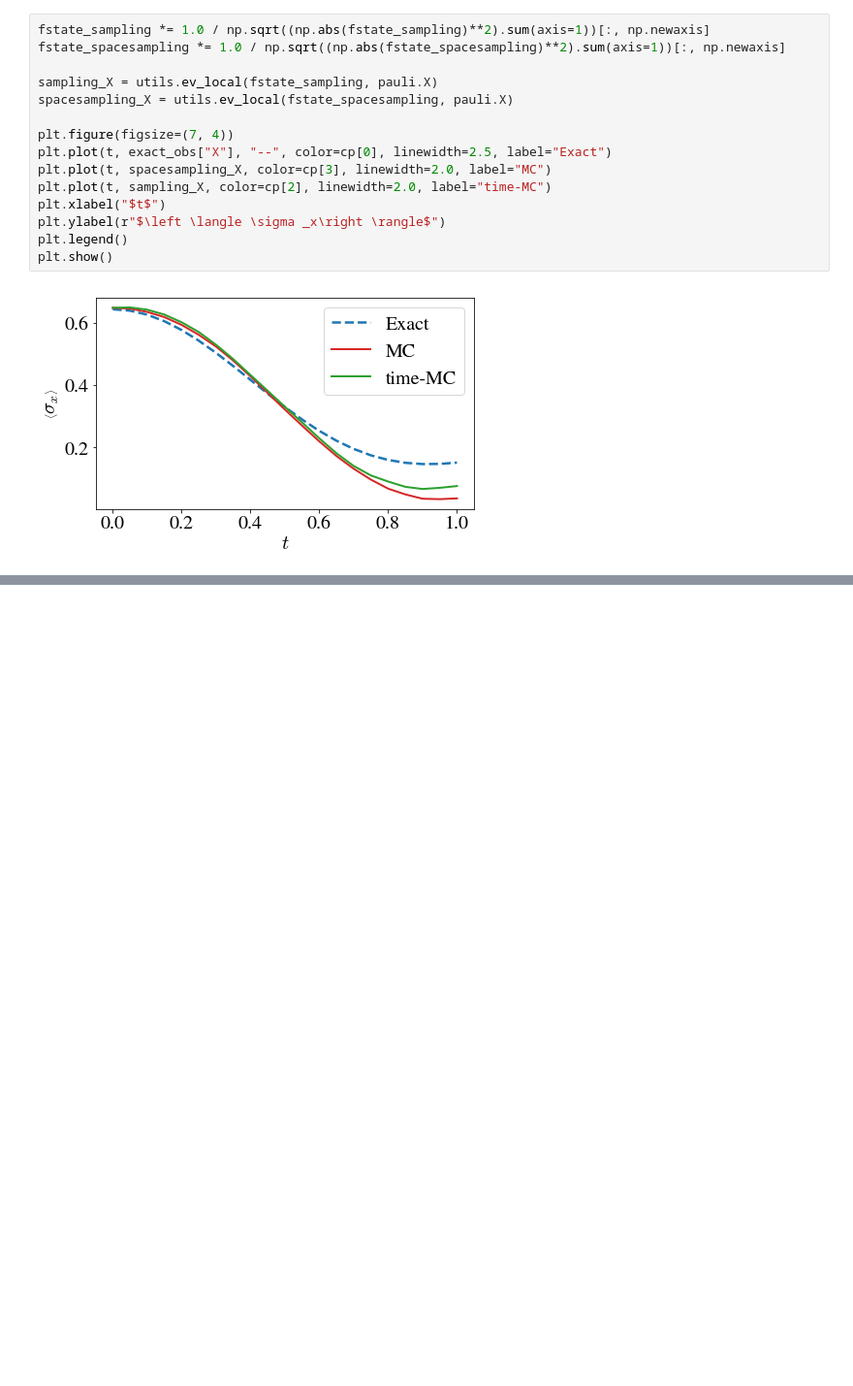
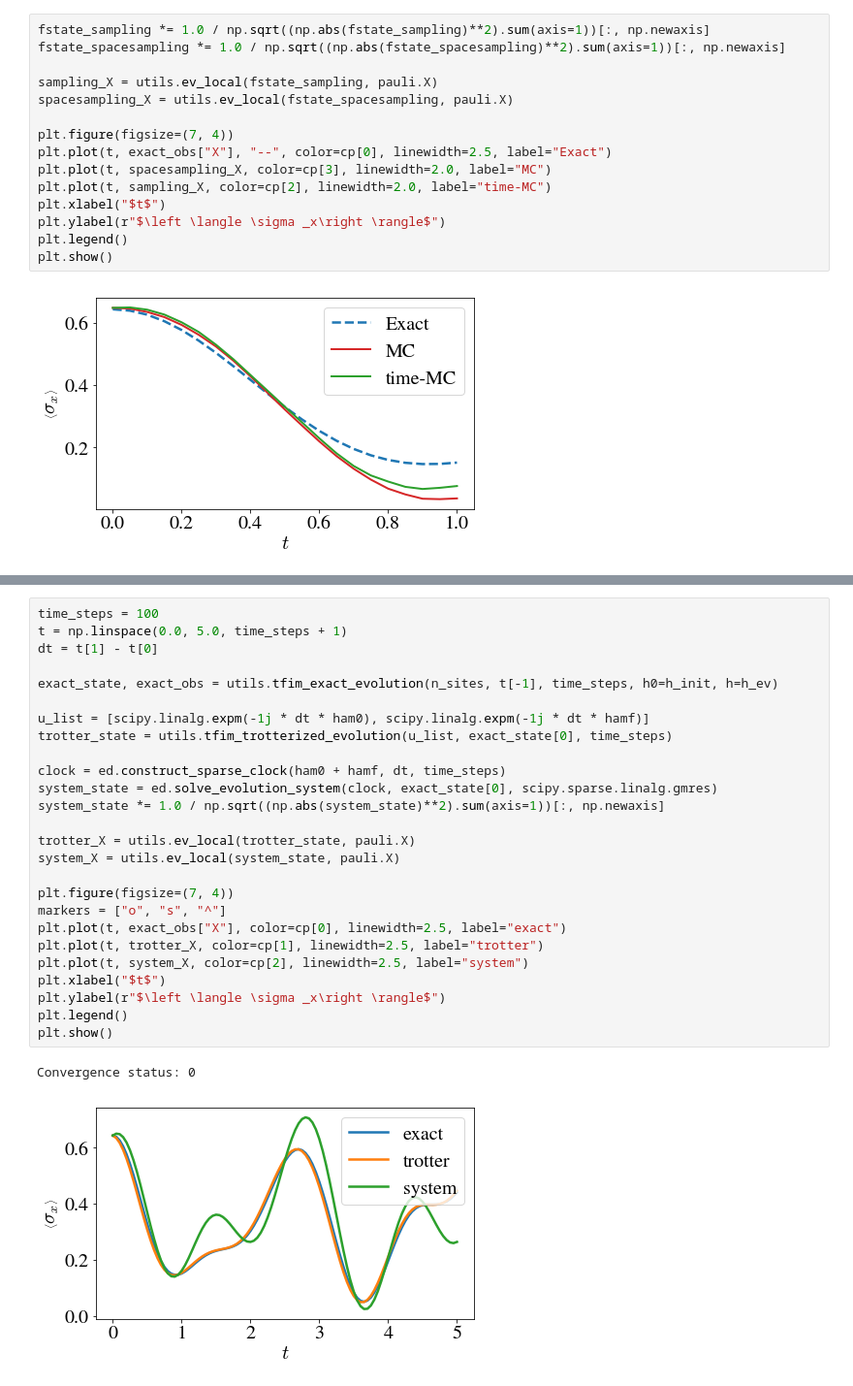
Before and after one commit to stavros11/Time-Evolution, a Jupyter notebook: plot_observables.ipynb, the cells around one changed output, grey strips where cells are left out. Shown at 97% size. Drawn from its saved outputs; the diff is of its cells as text; blank space fills up the shorter version.

```diff
--- a/plot_observables.ipynb
+++ b/plot_observables.ipynb
@@ -76,0 +208,29 @@ array([1., 1., 1., 1., 1., 1., 1., 1., 1., 1., 1., 1., 1., 1., 1., 1., 1.,
+# %%
+time_steps = 100
+t = np.linspace(0.0, 5.0, time_steps + 1)
+dt = t[1] - t[0]
+
+exact_state, exact_obs = utils.tfim_exact_evolution(n_sites, t[-1], time_steps, h0=h_init, h=h_ev)
+
+u_list = [scipy.linalg.expm(-1j * dt * ham0), scipy.linalg.expm(-1j * dt * hamf)]
+trotter_state = utils.tfim_trotterized_evolution(u_list, exact_state[0], time_steps)
+
+clock = ed.construct_sparse_clock(ham0 + hamf, dt, time_steps)
+system_state = ed.solve_evolution_system(clock, exact_state[0], scipy.sparse.linalg.gmres)
+system_state *= 1.0 / np.sqrt((np.abs(system_state)**2).sum(axis=1))[:, np.newaxis]
+
+trotter_X = utils.ev_local(trotter_state, pauli.X)
+system_X = utils.ev_local(system_state, pauli.X)
+
+plt.figure(figsize=(7, 4))
+markers = ["o", "s", "^"]
+plt.plot(t, exact_obs["X"], color=cp[0], linewidth=2.5, label="exact")
+plt.plot(t, trotter_X, color=cp[1], linewidth=2.5, label="trotter")
+plt.plot(t, system_X, color=cp[2], linewidth=2.5, label="system")
+plt.xlabel("$t$")
+plt.ylabel(r"$\left \langle \sigma _x\right \rangle$")
+plt.legend()
+plt.show()
+# %% [output]
+Convergence status: 0
+[figure, added]
```
Also changed, not shown: parts of 9 cells of this notebook, 2 other files.
